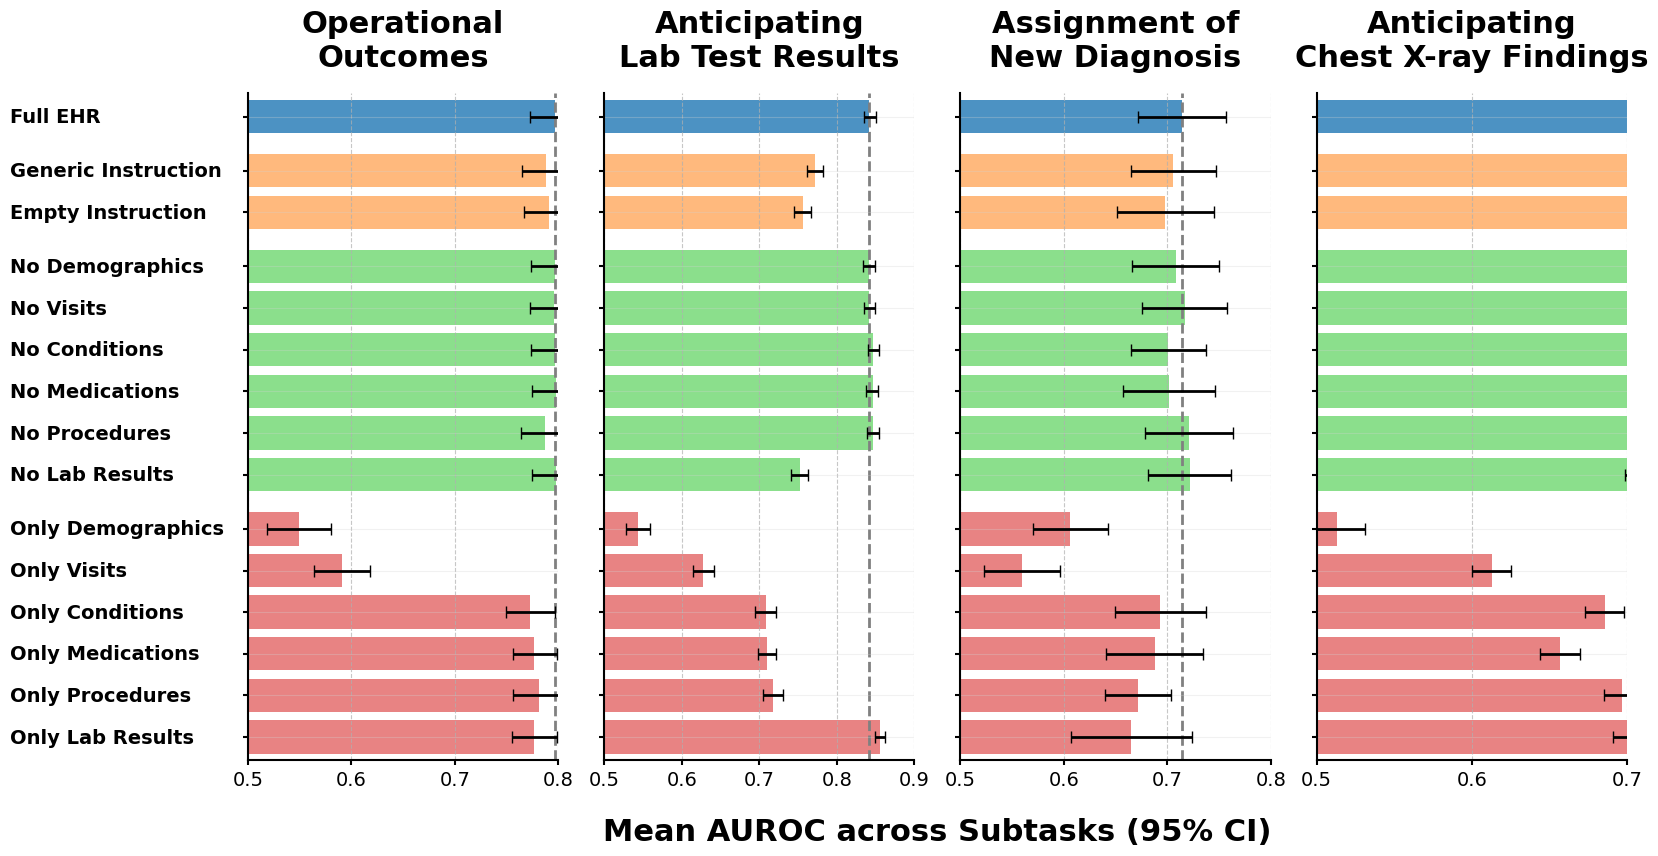
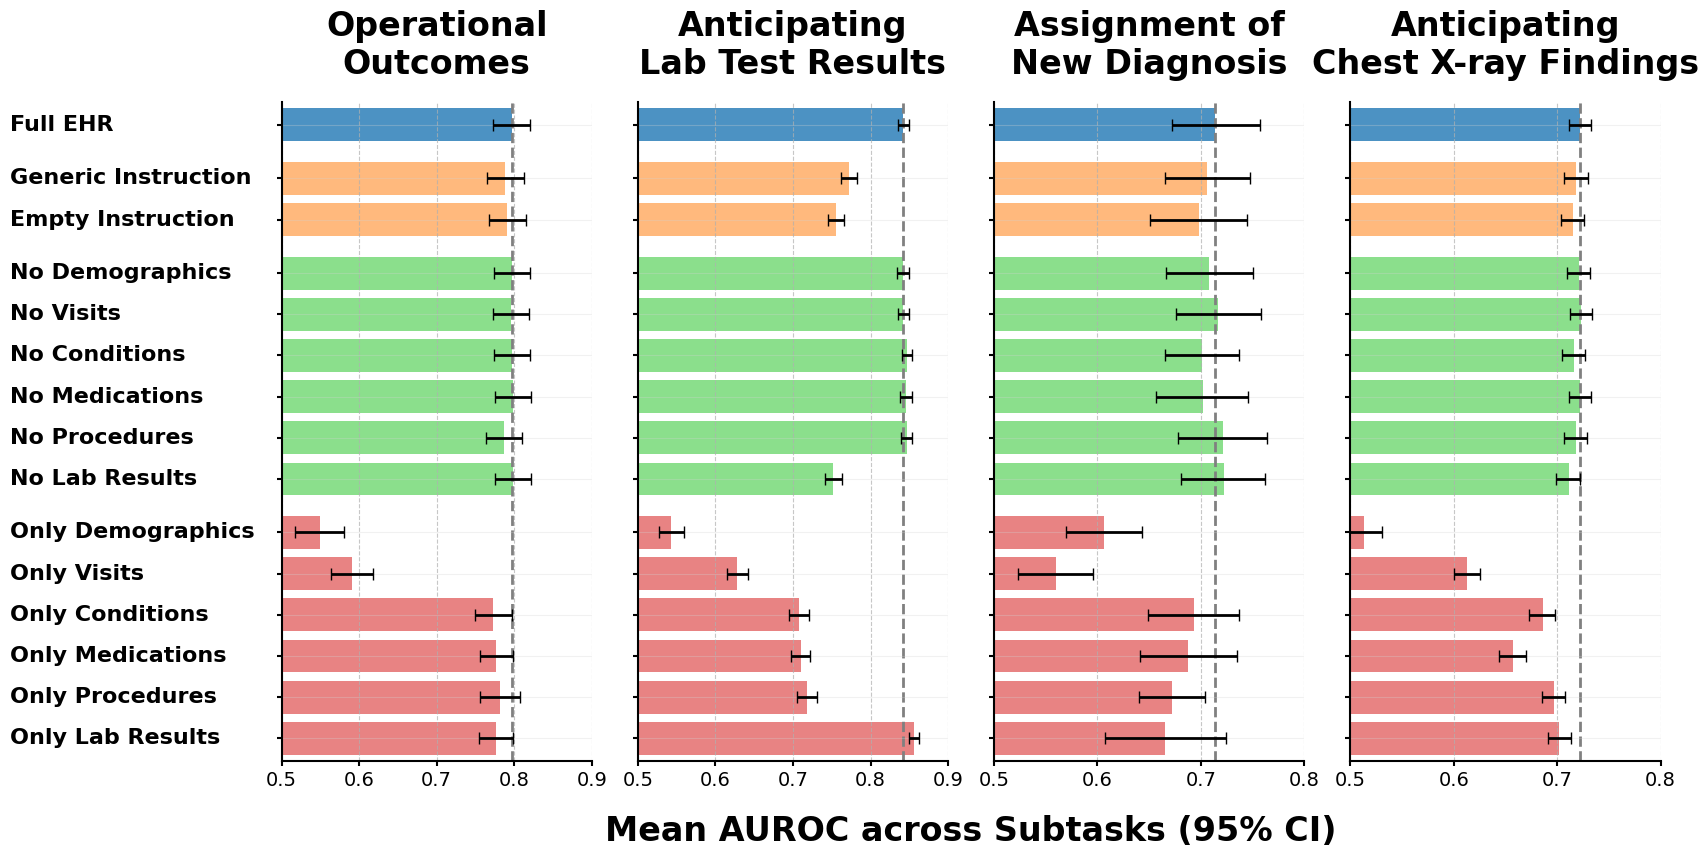
The notebook cell's code change between the first figure and the second:
--- before
+++ after
@@ -30,5 +30,5 @@
     }
     # Define x-ranges for each plot
-    x_ranges = [(0.5, 0.8), (0.5, 0.9), (0.5, 0.8), (0.5, 0.7)]
+    x_ranges = [(0.5, 0.9), (0.5, 0.9), (0.5, 0.8), (0.5, 0.8)]
     # Create figure with subplots
     fig, axes = plt.subplots(1, 4, figsize=(16, 9), sharey=True)
@@ -59,5 +59,5 @@
         ax.tick_params(axis="y", labelsize=14, width=1.5)  # change 12 to desired font size
         # Move metric label to top instead of bottom
-        ax.set_title(Header_metric[metric], fontsize=22, pad=20, fontweight='bold')
+        ax.set_title(Header_metric[metric], fontsize=24, pad=20, fontweight='bold')
         # Add shallow horizontal lines at each y position
         for y in y_positions:
@@ -106,5 +106,5 @@
     # Add text at the bottom center of the figure
     fig.text(0.5, 0.01, f"Mean AUROC across Subtasks (95% CI)",
-             ha='center', fontsize=22, fontweight='bold')
+             ha='center', fontsize=24, fontweight='bold')
     plt.tight_layout(rect=[0.05, 0.05, 0.95, 0.95]) # Increased left margin for model names
     # Add model names manually aligned with each bar using the first axis coordinates
@@ -112,8 +112,8 @@
     for j, model_name in enumerate(df["Model"]):
         # Use axis coordinates to properly align with bars
-        ax0.text(0.27, y_positions[j], model_name, verticalalignment='center',
-                 horizontalalignment='left', fontsize=14,
+        ax0.text(0.15, y_positions[j], model_name, verticalalignment='center',
+                 horizontalalignment='left', fontsize=16,
                  transform=ax0.transData, fontweight='bold')
-    fig.savefig("../Results_new/Ablations.pdf", format="pdf", bbox_inches="tight")
+    fig.savefig("../Results_new/Figure 6.pdf", format="pdf", bbox_inches="tight")
     plt.show()
 

Commit: Corrected visualization so bars are not cut off